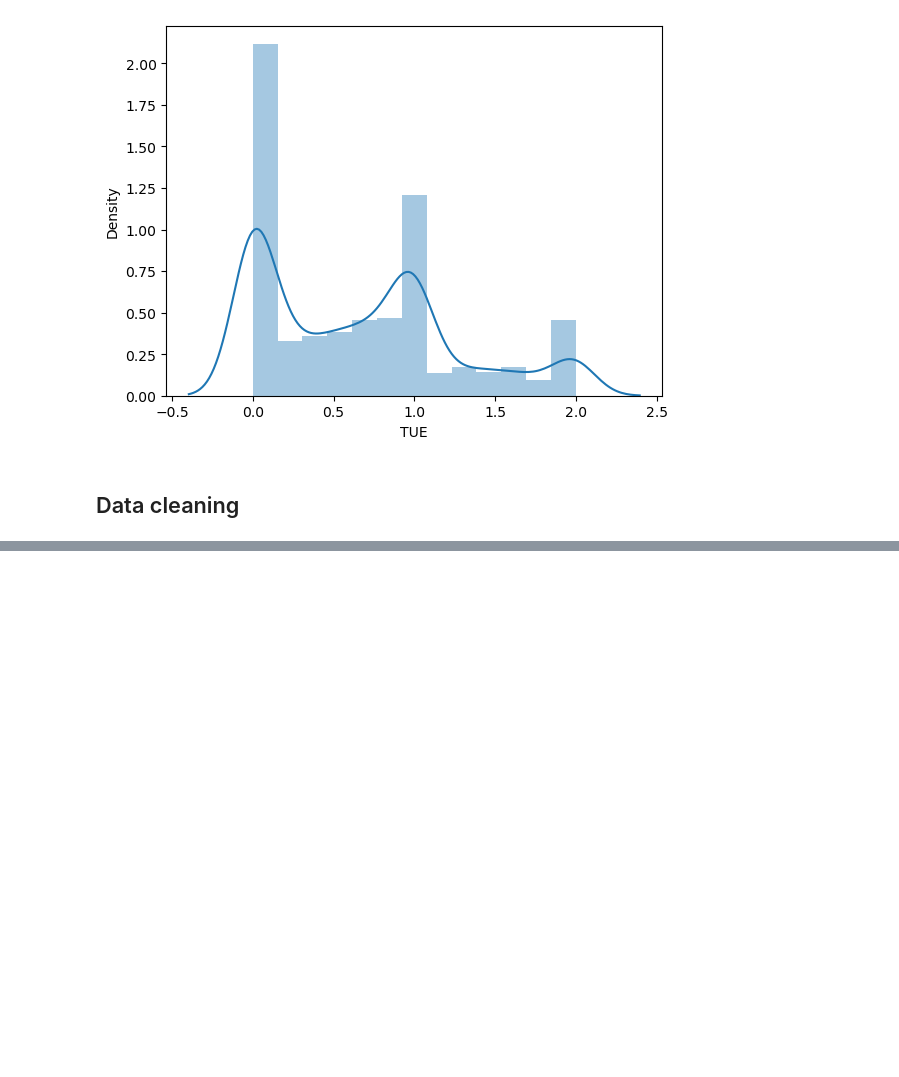
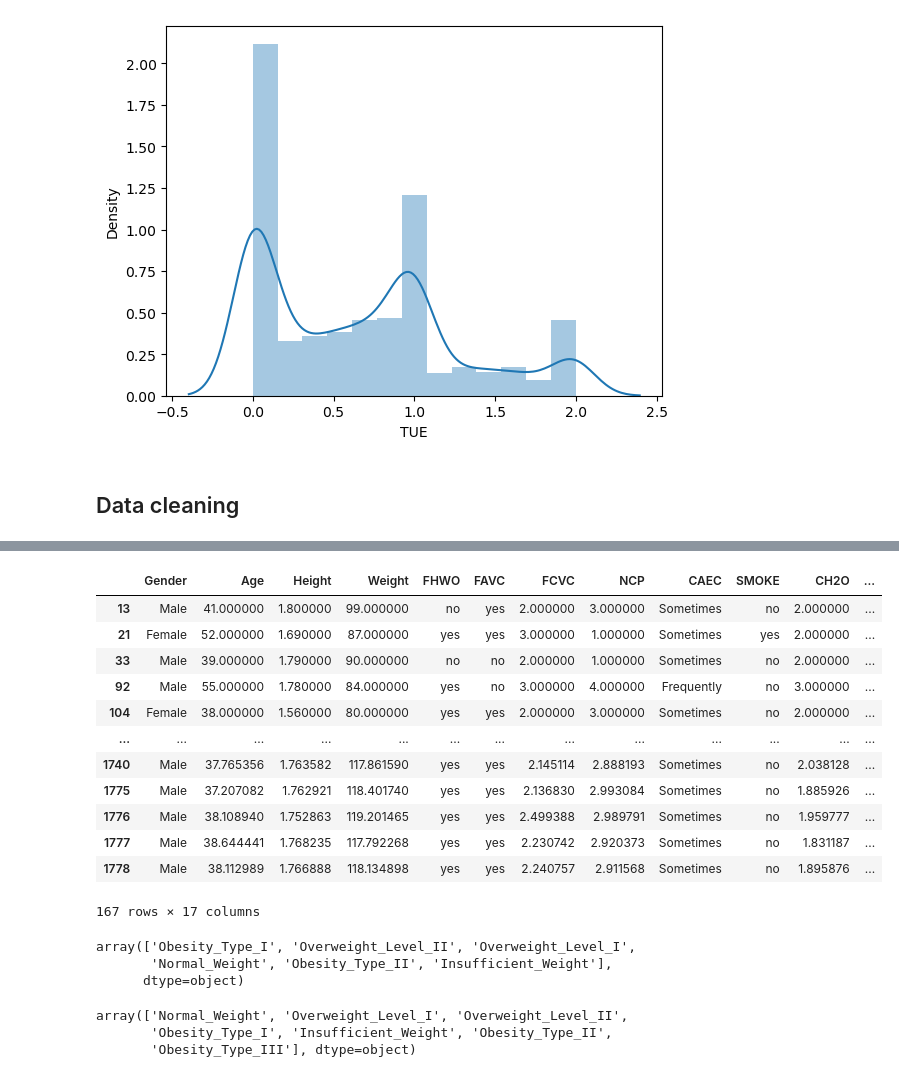
Before and after one commit to sharathchandrakarnati/Ineuron_data_science_totall_assignments, a Jupyter notebook: Machine Learning/Intermidate Questions in machine learning/Question 2/Intermidate_MachineLearning_question2.ipynb, the cells around one changed output, grey strips where cells are left out. Drawn from its saved outputs; the diff is of its cells as text; code cells hidden in the pictures; blank space fills up the shorter version.

```diff
--- a/Machine Learning/Intermidate Questions in machine learning/Question 2/Intermidate_MachineLearning_question2.ipynb
+++ b/Machine Learning/Intermidate Questions in machine learning/Question 2/Intermidate_MachineLearning_question2.ipynb
@@ -254,0 +265,30 @@ outlires(data['Height'])
+# %%
+age_35=  data1[data1['Age']>35.12609375]
+# %%
+age_35
+# %% [output]
+|  | Gender | Age | Height | Weight | FHWO | FAVC | FCVC | NCP | CAEC | SMOKE | CH2O | ... |
+| 13 | Male | 41.000000 | 1.800000 | 99.000000 | no | yes | 2.000000 | 3.000000 | Sometimes | no | 2.000000 | ... |
+| 21 | Female | 52.000000 | 1.690000 | 87.000000 | yes | yes | 3.000000 | 1.000000 | Sometimes | yes | 2.000000 | ... |
+| 33 | Male | 39.000000 | 1.790000 | 90.000000 | no | no | 2.000000 | 1.000000 | Sometimes | no | 2.000000 | ... |
+| 92 | Male | 55.000000 | 1.780000 | 84.000000 | yes | no | 3.000000 | 4.000000 | Frequently | no | 3.000000 | ... |
+| 104 | Female | 38.000000 | 1.560000 | 80.000000 | yes | yes | 2.000000 | 3.000000 | Sometimes | no | 2.000000 | ... |
+| ... | ... | ... | ... | ... | ... | ... | ... | ... | ... | ... | ... | ... |
+| 1740 | Male | 37.765356 | 1.763582 | 117.861590 | yes | yes | 2.145114 | 2.888193 | Sometimes | no | 2.038128 | ... |
+| 1775 | Male | 37.207082 | 1.762921 | 118.401740 | yes | yes | 2.136830 | 2.993084 | Sometimes | no | 1.885926 | ... |
+| 1776 | Male | 38.108940 | 1.752863 | 119.201465 | yes | yes | 2.499388 | 2.989791 | Sometimes | no | 1.959777 | ... |
+| 1777 | Male | 38.644441 | 1.768235 | 117.792268 | yes | yes | 2.230742 | 2.920373 | Sometimes | no | 1.831187 | ... |
+| 1778 | Male | 38.112989 | 1.766888 | 118.134898 | yes | yes | 2.240757 | 2.911568 | Sometimes | no | 1.895876 | ... |
+167 rows × 17 columns
+# %%
+age_35.BMI.unique()
+# %% [output]
+array(['Obesity_Type_I', 'Overweight_Level_II', 'Overweight_Level_I',
+       'Normal_Weight', 'Obesity_Type_II', 'Insufficient_Weight'],
+      dtype=object)
+# %%
+data1.BMI.unique()
+# %% [output]
+array(['Normal_Weight', 'Overweight_Level_I', 'Overweight_Level_II',
+       'Obesity_Type_I', 'Insufficient_Weight', 'Obesity_Type_II',
+       'Obesity_Type_III'], dtype=object)
```
Also changed, not shown: parts of 18 cells of this notebook.
